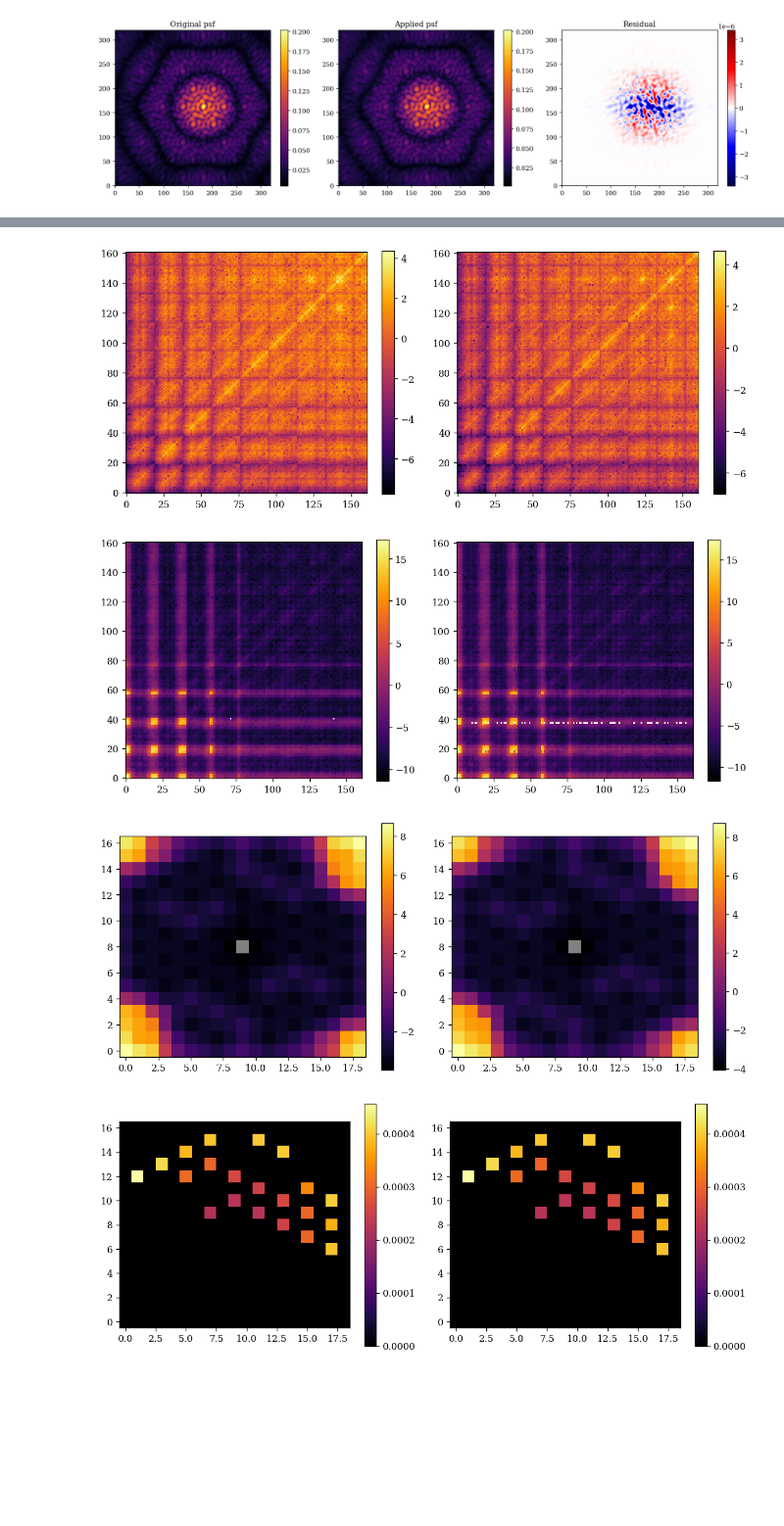
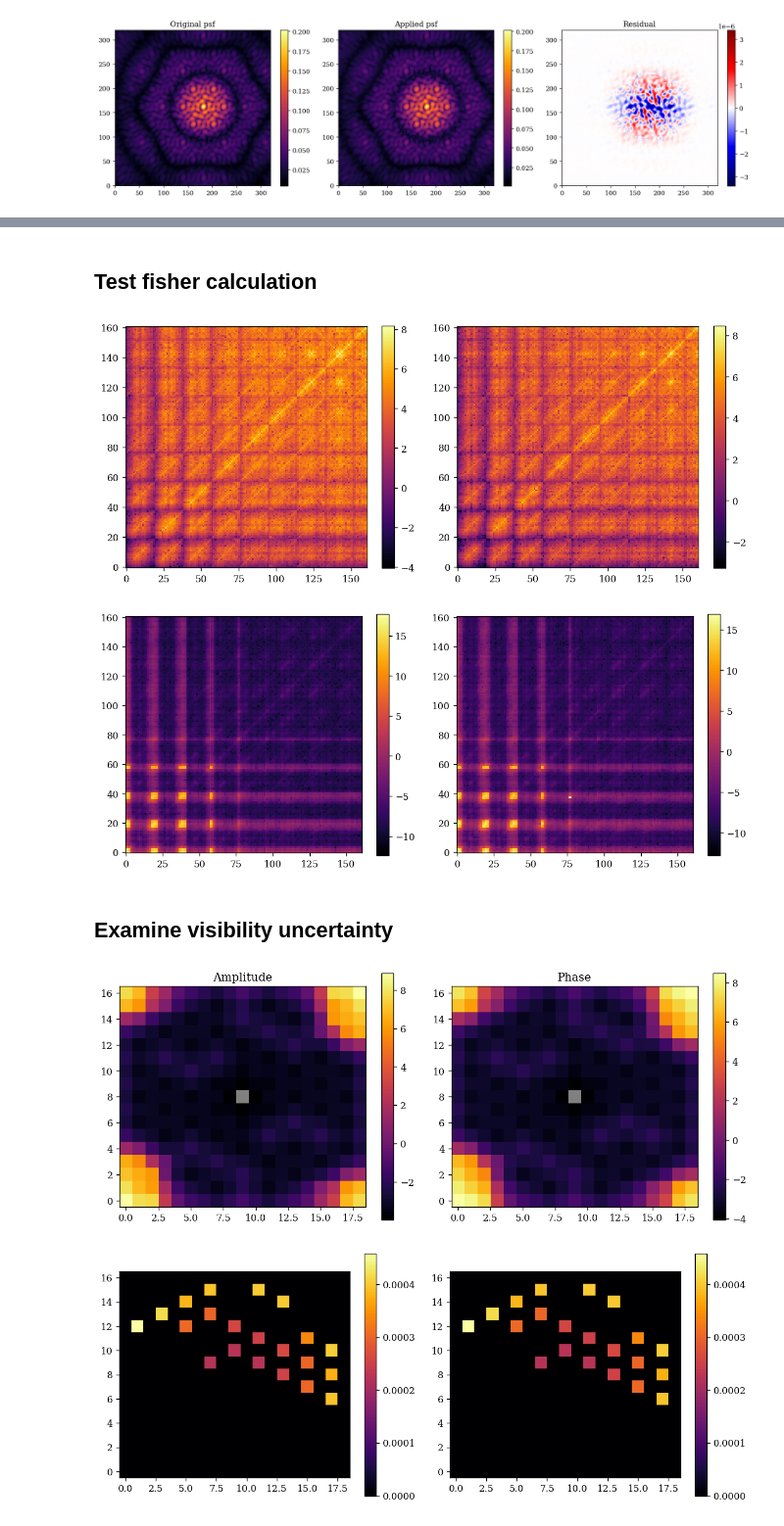
Before and after one commit to LouisDesdoigts/amigo_notebooks, a Jupyter notebook: spline_vis.ipynb, the cells around one changed output, grey strips where cells are left out. Shown at 98% size. Drawn from its saved outputs; the diff is of its cells as text; code cells hidden in the pictures; blank space fills up the shorter version.

Commit message:
Spline vis update

```diff
--- a/spline_vis.ipynb
+++ b/spline_vis.ipynb
@@ -346,7 +350,6 @@ import equinox as eqx
 import zodiax as zdx
 import jax.tree_util as jtu
 from amigo.model_fits import PointFit
-
 
 def conjugate_vis(vis):
     # Need to divide by two since visibilities are complex numbers
@@ -386,6 +389,7 @@ def sample_spline(image, knots, sample_coords):
 
 class SplineVis(zdx.Base):
     """knots is (x, y) indexed."""
+
     bls: np.ndarray
     bls_inds: np.ndarray
     hole_inds: np.ndarray
@@ -393,8 +397,7 @@ class SplineVis(zdx.Base):
 
     def __init__(self, optics):
 
-        # TODO: Apply mask transformations to the holes too
-        # Make interpolator of the visibilities on the OTF coordinates
+        # Get the baseline coordinates OTF coordinates
         cen_holes = optics.holes - optics.holes.mean(0)[None, :]
         bls, hole_inds = get_baselines_and_inds(cen_holes)
         self.bls = bls
@@ -418,13 +421,23 @@ class SplineVis(zdx.Base):
 class SplineVisFit(PointFit):
     uv_pad: int = eqx.field(static=True)
     crop_size: int = eqx.field(static=True)
+    joint_fit: bool = eqx.field(static=True)
 
-    def __init__(self, uv_pad=2, crop_size=160):
+    def __init__(self, uv_pad=2, crop_size=160, joint_fit=True):
         self.uv_pad = int(uv_pad)
         self.crop_size = int(crop_size)
+        self.joint_fit = bool(joint_fit)
+
+    def get_key(self, exposure, param):
+
+        # Return the per exposure key if not joint fitting
+        if not self.joint_fit:
+            if param in ["amplitudes", "phases"]:
+                return exposure.key
+
+        return super().get_key(exposure, param)
 
     def get_uv_coords(self, model, exposure):
-        # lam = self.get_mean_wavelength(model, exposure)
         lam = get_mean_wavelength(*self.get_spectra(model, exposure))
         pscale = dlu.arcsec2rad(model.optics.psf_pixel_scale / model.optics.oversample)
         return get_uv_coords(lam, pscale, self.crop_size)
@@ -467,17 +482,21 @@ class SplineVisFit(PointFit):
 # %%
-vis_fit = SplineVisFit()
+from amigo.plotting import summarise_fit
+
+vis_fit = SplineVisFit(joint_fit=False)
 exposures = get_exposures(files, vis_fit)
 
-vis_model = SplineVis(optics)
+vis_model = SplineVis(model.optics)
 model = model.set("visibilities", vis_model)
 
 amplitudes = np.ones_like(vis_model.knots[0])
 phases = np.zeros_like(vis_model.knots[0])
 
 params = model.params
-params['amplitudes'] = {}
-params['phases'] = {}
+params["amplitudes"] = {}
+params["phases"] = {}
 for filt in ["F380M", "F430M", "F480M"]:
-    params["amplitudes"][f"{exposures[0].star}_{filt}"] = amplitudes
-    params["phases"][f"{exposures[0].star}_{filt}"] = phases
+    params["amplitudes"][f"{exposures[0].key}"] = amplitudes
+    params["phases"][f"{exposures[0].key}"] = phases
 model = model.set("params", params)
+
+summarise_fit(exposures[0], model, residuals=True, histograms=True)
@@ -497,3 +506,5 @@ for exp in exposures[:1]:
+# %% [markdown]
+## Test fisher calculation
 # %%
 from amigo.fisher import calc_fishers
 
@@ -506,12 +517,12 @@ model = model.set("ramp", None)
 fishers = calc_fishers(model, exposures[:1], params, recalculate=True)
 model = model.set("ramp", trained_EDM)
 # %%
-amp_fisher = fishers["04481_001_04_1"]['amplitudes'][:161, :161]
-pha_fisher = fishers["04481_001_04_1"]['phases'][:161, :161]
+# Load the fisher, convert to per-pixel likelihood sum, get the contributing points
+amp_fisher = 80**2 * fishers["04481_001_04_1"]['amplitudes'][:161, :161]
+pha_fisher = 80**2 * fishers["04481_001_04_1"]['phases'][:161, :161]
 
-amp_cov = -np.linalg.inv(amp_fisher * 80**2)
-pha_cov = -np.linalg.inv(pha_fisher * 80**2)
-
+amp_cov = -np.linalg.inv(amp_fisher)
+pha_cov = -np.linalg.inv(pha_fisher)
 
 plt.figure(figsize=(10, 4))
 plt.subplot(1, 2, 1)
@@ -537,39 +548,41 @@ plt.colorbar()
 plt.tight_layout()
 plt.show()
 # %% [output]
-[figure, old version]
+[figure, new version]
-[figure, old version]
+[figure, new version]
+# %% [markdown]
+## Examine visibility uncertainty
 # %%
-shape = model.amplitudes["HD-41094_F380M"].shape
-
 amp_fisher = fishers["04481_001_04_1"]["amplitudes"][:161, :161]
 pha_fisher = fishers["04481_001_04_1"]["phases"][:161, :161]
 
 amp_cov = -np.linalg.inv(amp_fisher * 80**2)
 pha_cov = -np.linalg.inv(pha_fisher * 80**2)
 
 amp_std_vec = np.diag(np.abs(amp_cov)) ** 0.5
 pha_std_vec = np.diag(np.abs(pha_cov)) ** 0.5
 
 amp_std = np.concatenate([amp_std_vec, np.array([0.0]), amp_std_vec[::-1]])
 pha_std = np.concatenate([pha_std_vec, np.array([0.0]), pha_std_vec[::-1]])
 
-amp_std = amp_std.reshape(shape)
-pha_std = pha_std.reshape(shape)
+amp_std = amp_std.reshape(vis_model.knots[0].shape)
+pha_std = pha_std.reshape(vis_model.knots[0].shape)
 
 plt.figure(figsize=(10, 4))
 plt.subplot(1, 2, 1)
+plt.title("Amplitude")
 plt.imshow(np.log10(amp_std), inferno)
 plt.colorbar()
 
 plt.subplot(1, 2, 2)
+plt.title("Phase")
 plt.imshow(np.log10(pha_std), inferno)
 plt.colorbar()
 
 plt.tight_layout()
 plt.show()
 # %% [output]
-[figure, old version]
+[figure, new version]
 # %%
 # # Make interpolator of the visibilities on the OTF coordinates
 cen_holes = optics.holes - optics.holes.mean(0)[None, :]
```
Also changed, not shown: parts of 8 cells of this notebook.
